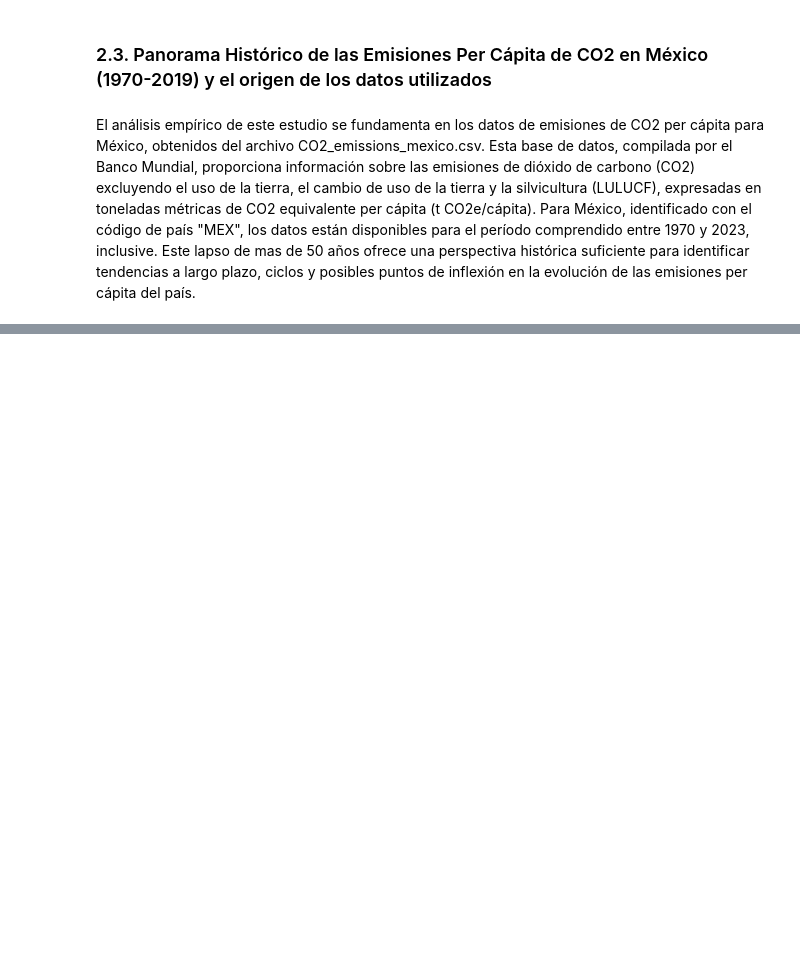
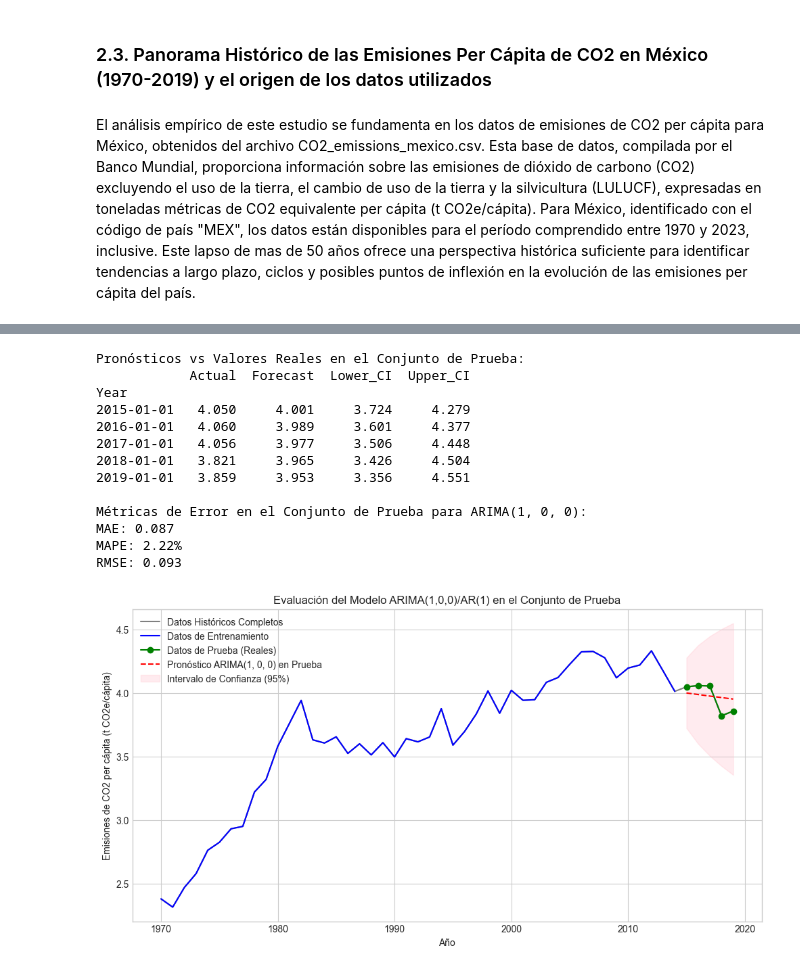
Before and after one commit to ClaudioGlez21/Pronosticar-para-Transformar, a Jupyter notebook: Pronosticar para Transformar.ipynb, the cells around one changed output, grey strips where cells are left out. Saved outputs shown, nothing was run; the diff lists cells and outputs as text; code cells hidden in the pictures; blank space fills up the shorter version.

Commit message:
Final version of the data analysis

```diff
--- a/Pronosticar para Transformar.ipynb
+++ b/Pronosticar para Transformar.ipynb
@@ -580,0 +327,66 @@ No se ha seleccionado un mejor modelo para la generación de pronósticos.
+# %%
+# Realizar pronósticos en el conjunto de prueba
+if not test_data.empty:
+    forecast_on_test = eval_model_fit.get_forecast(steps=len(test_data))
+    forecast_values_test = forecast_on_test.predicted_mean
+    confidence_intervals_test = forecast_on_test.conf_int(alpha=0.05)
+    test_forecast_df = pd.DataFrame({
+        'Actual': test_data.values,
+        'Forecast': forecast_values_test.values,
+        'Lower_CI': confidence_intervals_test.iloc[:, 0].values,
+        'Upper_CI': confidence_intervals_test.iloc[:, 1].values
+    }, index=test_data.index.to_timestamp())
+
+    print("\nPronósticos vs Valores Reales en el Conjunto de Prueba:")
+    print(test_forecast_df.round(3))
+
+    # Calcular métricas de error
+    mae = mean_absolute_error(test_data.values, forecast_values_test.values)
+    actual_for_mape = test_data.values
+    forecast_for_mape = forecast_values_test.values
+    non_zero_mask = actual_for_mape!= 0
+    mape = np.nan # Inicializar MAPE
+    if np.sum(non_zero_mask) > 0:
+        mape = np.mean(np.abs((actual_for_mape[non_zero_mask] - forecast_for_mape[non_zero_mask]) / actual_for_mape[non_zero_mask])) * 100
+
+    rmse = np.sqrt(mean_squared_error(test_data.values, forecast_values_test.values))
+
+    print(f"\nMétricas de Error en el Conjunto de Prueba para ARIMA{selected_order_for_eval}:")
+    print(f"MAE: {mae:.3f}")
+    if not np.isnan(mape):
+        print(f"MAPE: {mape:.2f}%")
+    else:
+        print("MAPE: No calculable (valores actuales son cero)")
+    print(f"RMSE: {rmse:.3f}")
+
+    # Visualizar pronósticos en el conjunto de prueba
+    plt.figure(figsize=(12, 6))
+    plt.plot(df_mexico_series_ts_index.index, df_mexico_series_ts_index['Emissions_CO2_per_capita'], label='Datos Históricos Completos', color='gray')
+    plt.plot(train_data.index.to_timestamp(), train_data, label='Datos de Entrenamiento', color='blue')
+    plt.plot(test_data.index.to_timestamp(), test_data, label='Datos de Prueba (Reales)', color='green', marker='o')
+    plt.plot(test_forecast_df.index, test_forecast_df['Forecast'], label=f'Pronóstico ARIMA{selected_order_for_eval} en Prueba', color='red', linestyle='--')
+    plt.fill_between(test_forecast_df.index, test_forecast_df['Lower_CI'], test_forecast_df['Upper_CI'], color='pink', alpha=0.3, label='Intervalo de Confianza (95%)')
+    plt.title('Evaluación del Modelo ARIMA(1,0,0)/AR(1) en el Conjunto de Prueba')
+    plt.xlabel('Año')
+    plt.ylabel('Emisiones de CO2 per cápita (t CO2e/cápita)')
+    plt.legend()
+    plt.grid(True)
+    plt.show()
+
+else:
+    print("El conjunto de prueba está vacío. No se puede realizar la evaluación.")
+# %% [output]
+Pronósticos vs Valores Reales en el Conjunto de Prueba:
+            Actual  Forecast  Lower_CI  Upper_CI
+Year
+2015-01-01   4.050     4.001     3.724     4.279
+2016-01-01   4.060     3.989     3.601     4.377
+2017-01-01   4.056     3.977     3.506     4.448
+2018-01-01   3.821     3.965     3.426     4.504
+2019-01-01   3.859     3.953     3.356     4.551
+
+Métricas de Error en el Conjunto de Prueba para ARIMA(1, 0, 0):
+MAE: 0.087
+MAPE: 2.22%
+RMSE: 0.093
+[figure, added]
```
Also changed, not shown: parts of 51 cells of this notebook.
